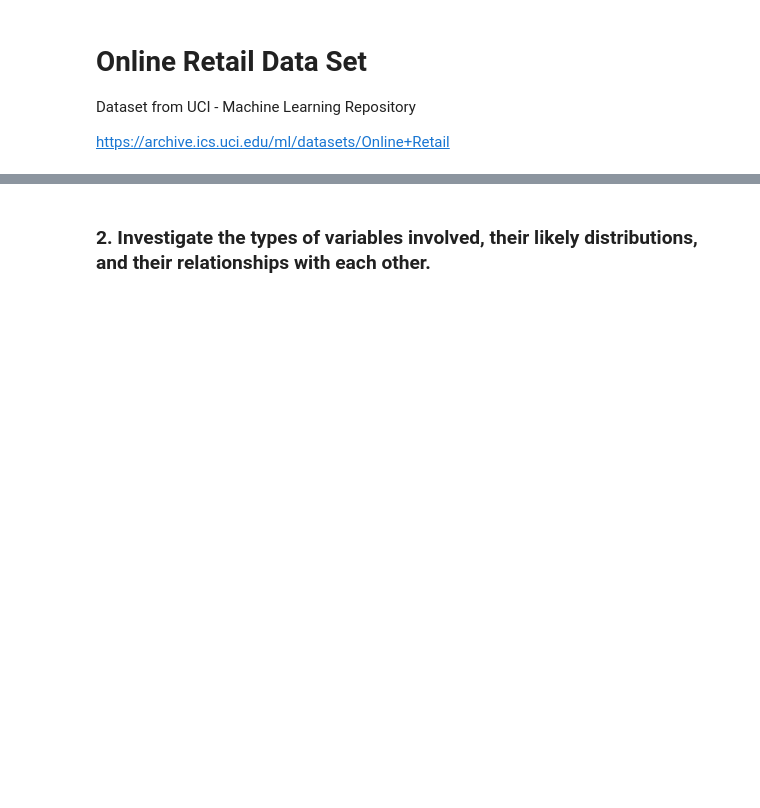
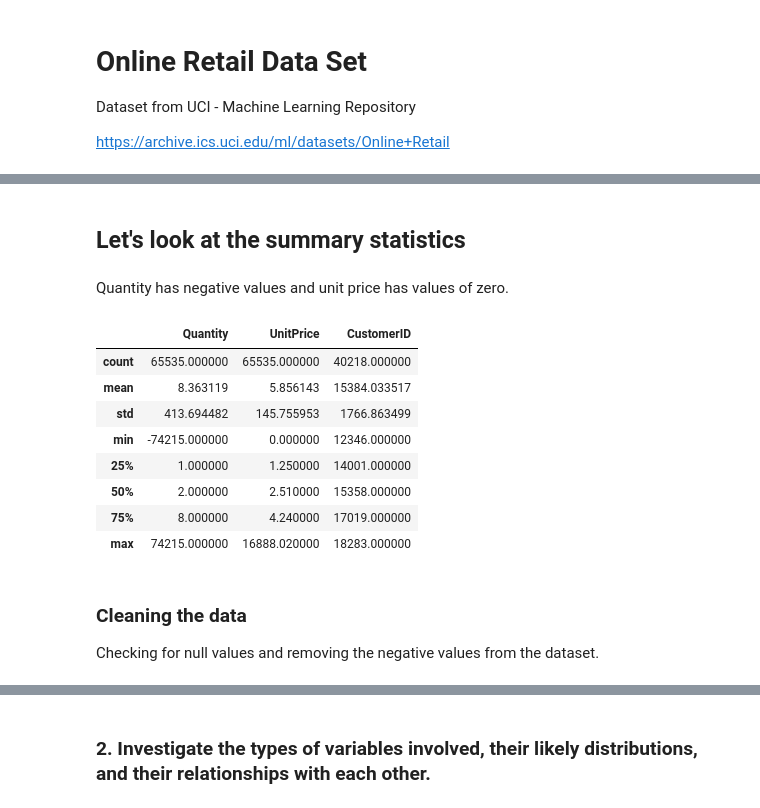
Before and after one commit to RitRa/Programming-Project-Dec-2018, a Jupyter notebook: Project Dec 2018.ipynb, the cells around one changed output, grey strips where cells are left out. Saved outputs shown, nothing was run; the diff lists cells and outputs as text; code cells hidden in the pictures; blank space fills up the shorter version.

Commit message:
null values

```diff
--- a/Project Dec 2018.ipynb
+++ b/Project Dec 2018.ipynb
@@ -24,3 +24,23 @@ df.head()
 | 2 | 536365 | 84406B | CREAM CUPID HEARTS COAT HANGER | 8 | 2010-12-01 08:26:00 | 2.75 | 17850.0 | United Kingdom |
 | 3 | 536365 | 84029G | KNITTED UNION FLAG HOT WATER BOTTLE | 6 | 2010-12-01 08:26:00 | 3.39 | 17850.0 | United Kingdom |
 | 4 | 536365 | 84029E | RED WOOLLY HOTTIE WHITE HEART. | 6 | 2010-12-01 08:26:00 | 3.39 | 17850.0 | United Kingdom |
+# %% [markdown]
+## Let's look at the summary statistics
+# %% [markdown]
+Quantity has negative values and unit price has values of zero.
+# %%
+df.describe()
+# %% [output]
+|  | Quantity | UnitPrice | CustomerID |
+| count | 65535.000000 | 65535.000000 | 40218.000000 |
+| mean | 8.363119 | 5.856143 | 15384.033517 |
+| std | 413.694482 | 145.755953 | 1766.863499 |
+| min | -74215.000000 | 0.000000 | 12346.000000 |
+| 25% | 1.000000 | 1.250000 | 14001.000000 |
+| 50% | 2.000000 | 2.510000 | 15358.000000 |
+| 75% | 8.000000 | 4.240000 | 17019.000000 |
+| max | 74215.000000 | 16888.020000 | 18283.000000 |
+# %% [markdown]
+### Cleaning the data
+
+Checking for null values and removing the negative values from the dataset.
```
Also changed, not shown: parts of 3 cells of this notebook.
